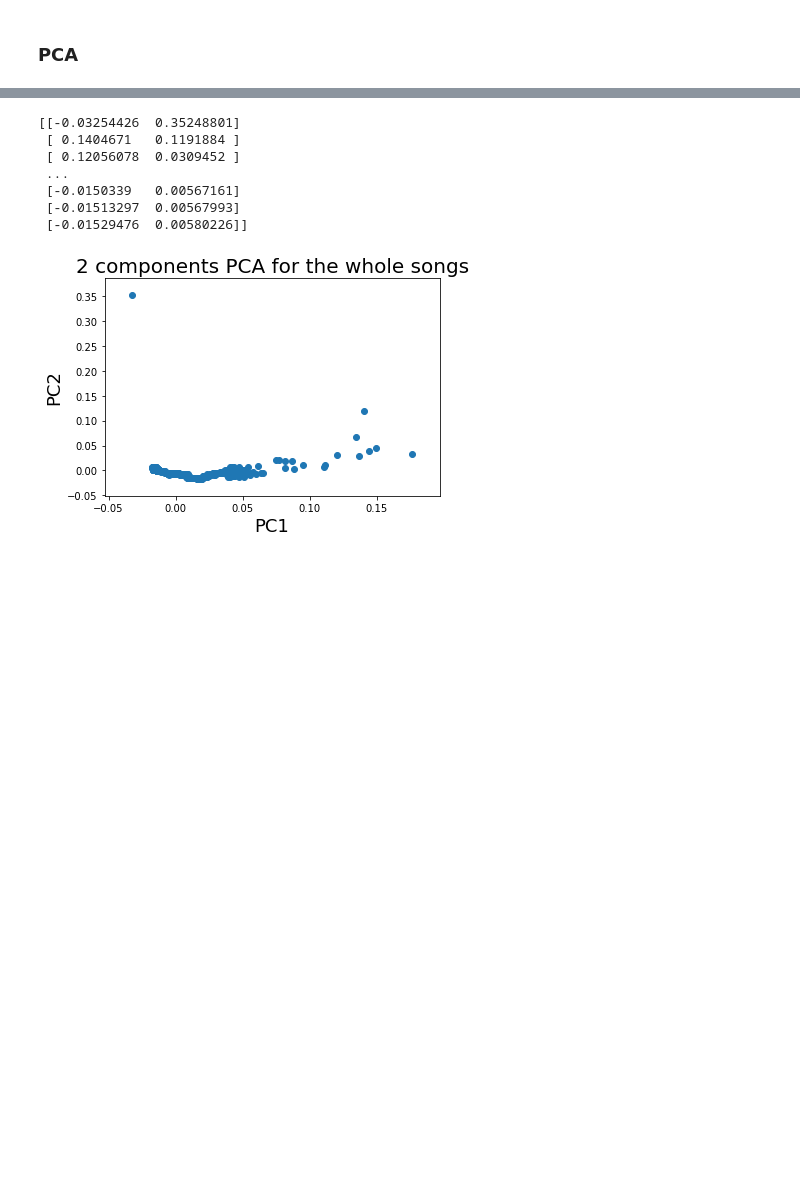
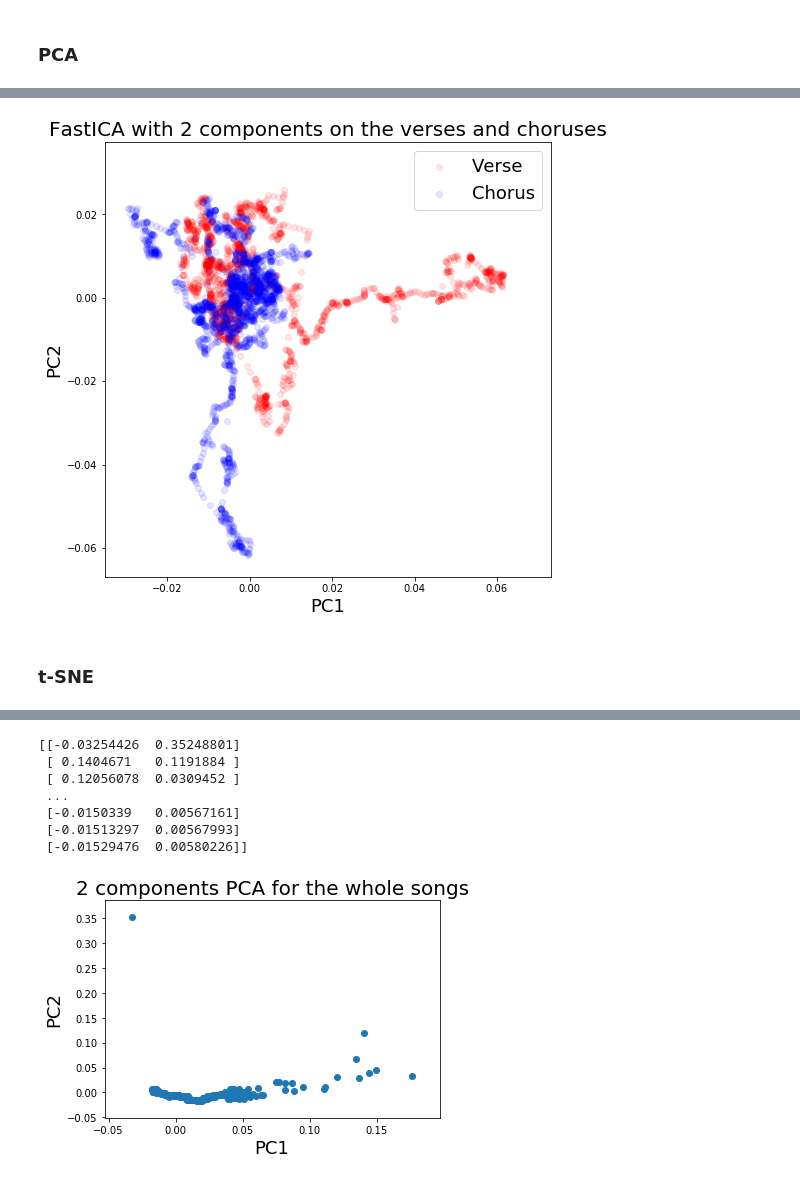
Before and after one commit to GiacomoAlliata/DigitalMusicologyProject, a Jupyter notebook: data_preprocessing.ipynb, the cells around one changed output, grey strips where cells are left out. Saved outputs shown, nothing was run; the diff lists cells and outputs as text; code cells hidden in the pictures; blank space fills up the shorter version.

```diff
--- a/data_preprocessing.ipynb
+++ b/data_preprocessing.ipynb
@@ -1165,0 +1404,6 @@ from sklearn.decomposition import PCA
+# %%
+fastICA_results_rel_seq = FastICA_visualization(df_bow_verse_rel_seq, df_bow_chorus_rel_seq, vocab_relative)
+# %% [output]
+[figure, added]
+# %% [markdown]
+### t-SNE
```
Also changed, not shown: parts of 54 cells of this notebook.
